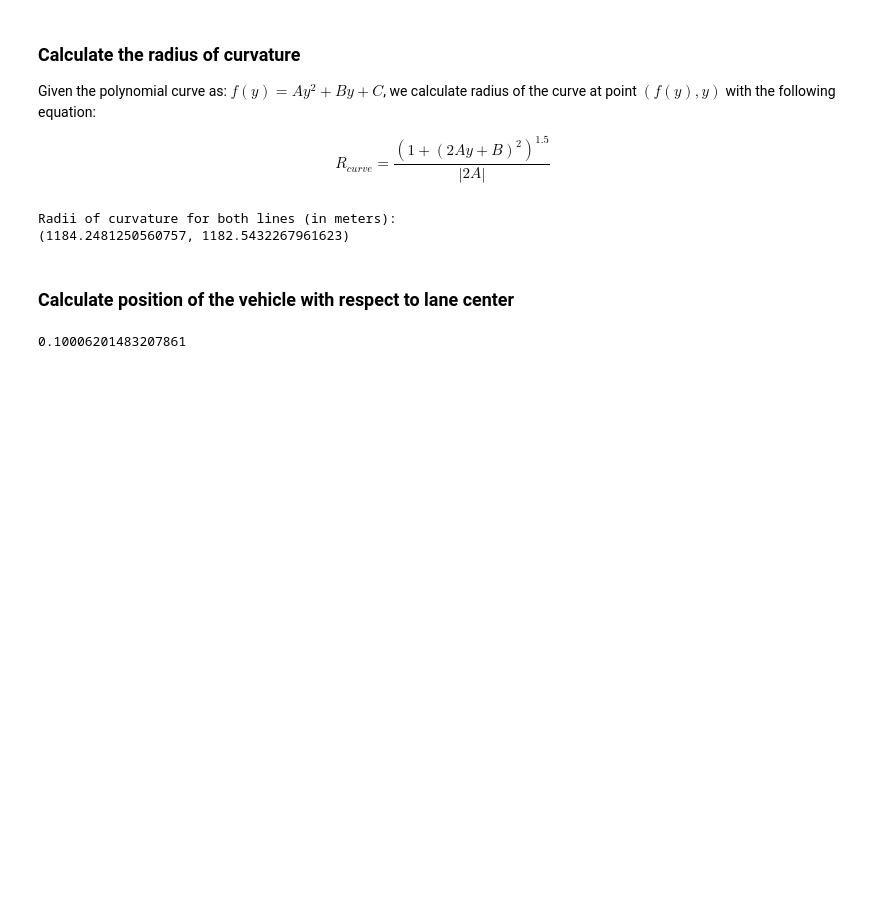
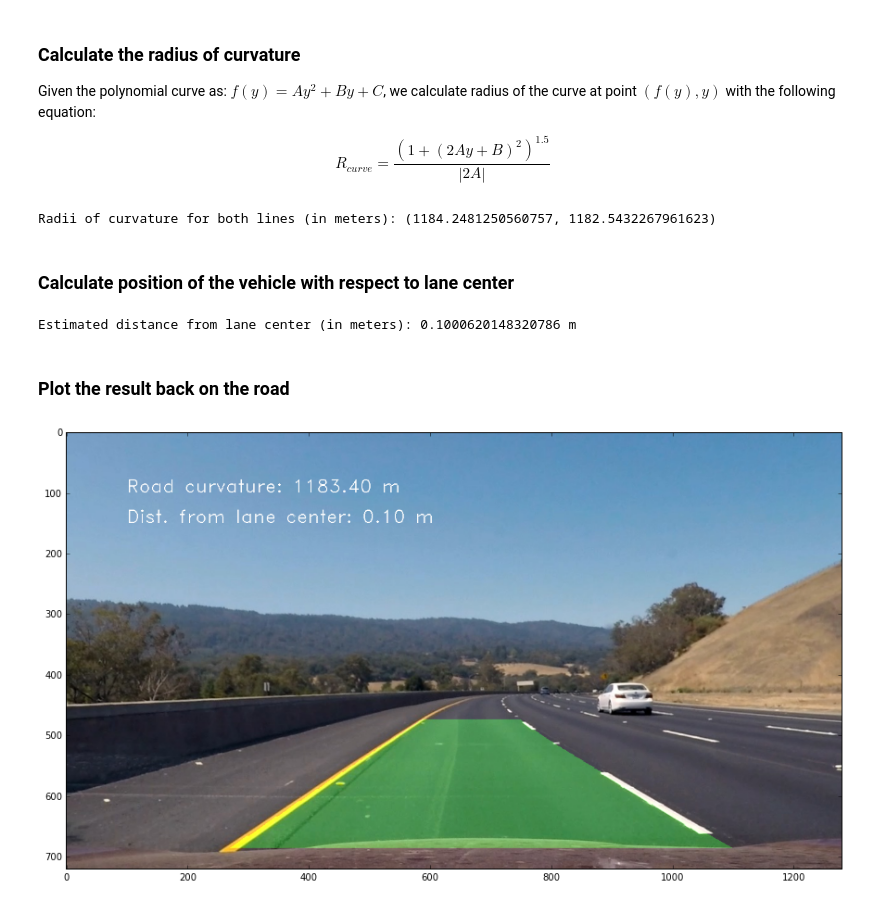
Before and after one commit to Goldob/CarND-Advanced-Lane-Lines, a Jupyter notebook: solution.ipynb, the cells around one changed output. Saved outputs shown, nothing was run; the diff lists cells and outputs as text; code cells hidden in the pictures; blank space fills up the shorter version.

Commit message:
Provide visualization for the final results

```diff
--- a/solution.ipynb
+++ b/solution.ipynb
@@ -107,6 +107,9 @@ M = cv2.getPerspectiveTransform(src, dst)
 def warp(img):
     return cv2.warpPerspective(img, M, undistorted.shape[1::-1])
 
+def unwarp(img):
+    return cv2.warpPerspective(img, M, undistorted.shape[1::-1], flags=cv2.WARP_INVERSE_MAP)
+
 image = cv2.imread('test_images/straight_lines2.jpg')
 image = cv2.cvtColor(image, cv2.COLOR_BGR2RGB)
 undistorted = cv2.undistort(image, cmtx, dist)
@@ -310,11 +313,11 @@ def radii_of_curvature(left_fit, right_fit, y_eval):
     return _radius_of_curvature(left_fit, y_eval), \
             _radius_of_curvature(right_fit, y_eval)
 
-print('Radii of curvature for both lines (in meters):')
-print(radii_of_curvature(left_fit, right_fit, 719))
+curv = radii_of_curvature(left_fit, right_fit, 719)
+
+print('Radii of curvature for both lines (in meters): {}'.format(curv))
 # %% [output]
-Radii of curvature for both lines (in meters):
-(1184.2481250560757, 1182.5432267961623)
+Radii of curvature for both lines (in meters): (1184.2481250560757, 1182.5432267961623)
 # %% [markdown]
 ### Calculate position of the vehicle with respect to lane center
 # %%
@@ -330,7 +333,39 @@ def distance_from_center(left_fit, right_fit, y_eval):
 
     return np.abs(vehicle_x - center_x) / SCALE
 
-pri
-distance_from_center(left_fit, right_fit, 719)
+dist = distance_from_center(left_fit, right_fit, 719)
+
+print('Estimated distance from lane center (in meters): {} m'.format(dist))
 # %% [output]
-0.10006201483207861
+Estimated distance from lane center (in meters): 0.1000620148320786 m
+# %% [markdown]
+### Plot the result back on the road
+# %%
+def display_results(img, left_fitx, right_fitx, curv, dist):
+    warped_overlay = np.zeros_like(undistorted)
+
+    # Recast the x and y points into usable format for cv2.fillPoly()
+    pts_left = np.array([np.transpose(np.vstack([left_fitx, ploty]))])
+    pts_right = np.array([np.flipud(np.transpose(np.vstack([right_fitx, ploty])))])
+    pts = np.hstack((pts_left, pts_right))
+
+    # Draw the lane onto the warped blank image
+    cv2.fillPoly(warped_overlay, np.int_([pts]), (0, 255, 0))
+
+    overlay = unwarp(warped_overlay)
+    out_img = cv2.addWeighted(undistorted, 1, overlay, 0.3, 0)
+
+    out_img = cv2.putText(out_img, 'Road curvature: {:.2f} m'.format(np.mean(curv)), (100, 100),
+                          cv2.FONT_HERSHEY_DUPLEX, 1, (255, 255, 255))
+    out_img = cv2.putText(out_img, 'Dist. from lane center: {:.2f} m'.format(dist), (100, 150),
+                          cv2.FONT_HERSHEY_DUPLEX, 1, (255, 255, 255))
+
+    return out_img
+
+display = display_results(undistorted, left_fitx, right_fitx, curv, dist)
+
+plt.figure(figsize=(15, 10))
+plt.imshow(display)
+plt.show()
+# %% [output]
+[figure, added]
```
